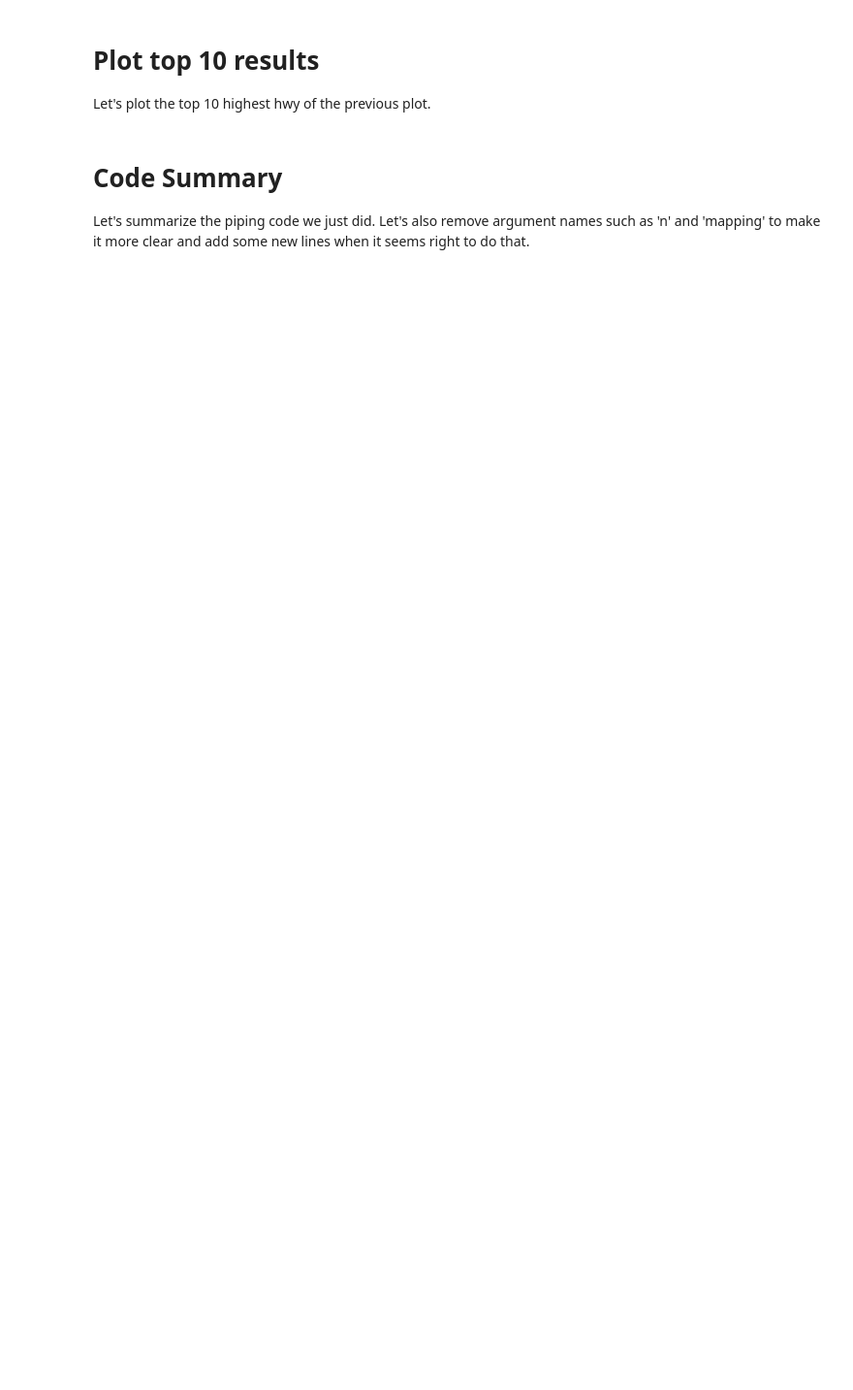
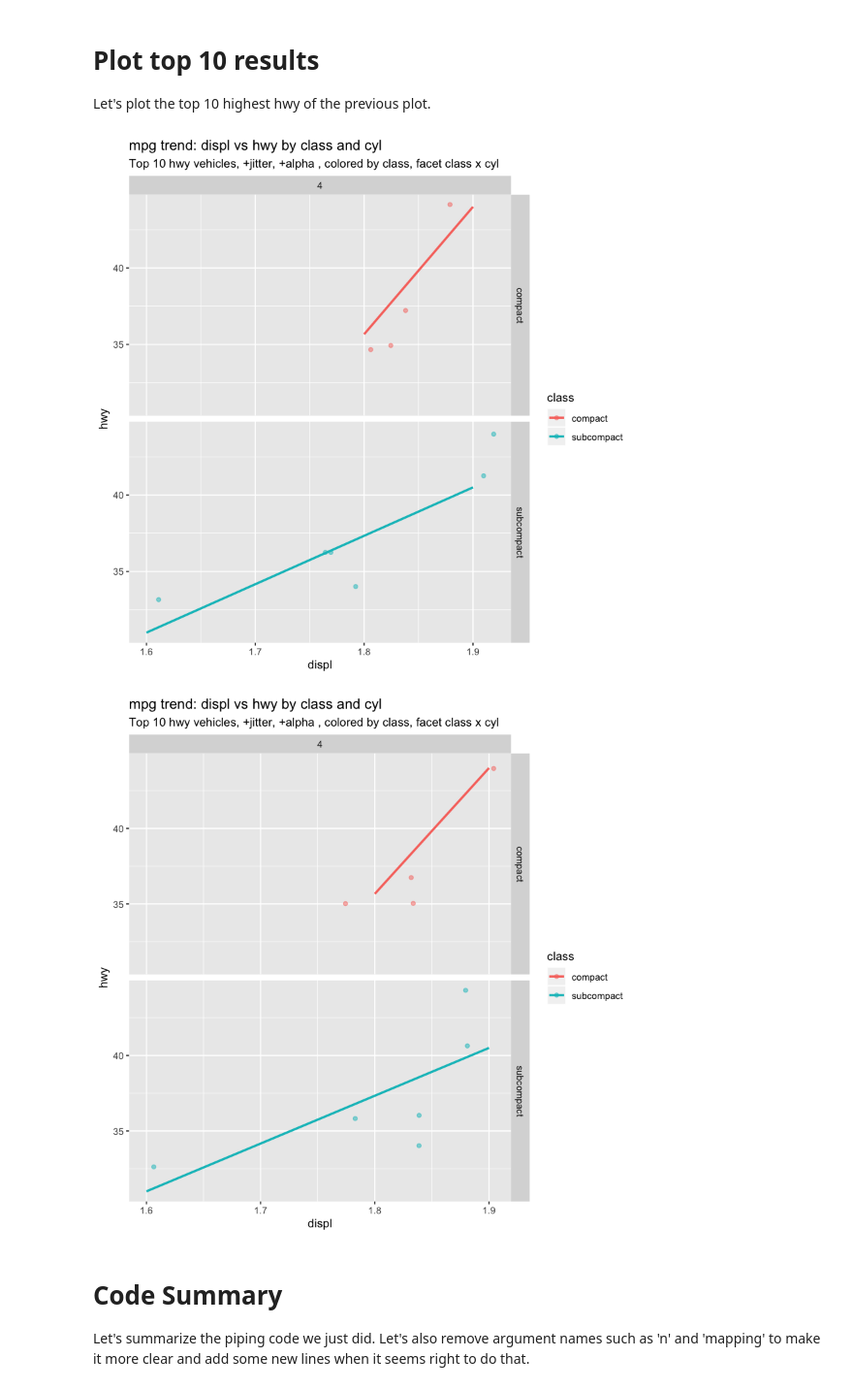
Before and after one commit to shammer83/VisualizationsR, a Jupyter notebook: L02-E5-Piping.ipynb, the cells around one changed output. Shown at 97% size. Cells and saved outputs as stored; diff of their text form; code cells hidden in the pictures; blank space fills up the shorter version.

```diff
--- a/L02-E5-Piping.ipynb
+++ b/L02-E5-Piping.ipynb
@@ -300,22 +603,25 @@ Let's plot the top 10 highest hwy of the previous plot.
 # %%
 # Plot the top 10 highest hwy of the prior plot
 ggplot(head(arrange(df_filtered, desc(hwy)), n = 10), mapping = aes(x = displ, y = hwy, color = class)) +
    geom_jitter(alpha = 0.5) +
    geom_smooth(method = "lm", se = FALSE) +
    facet_grid( class ~ cyl ) +
    labs(title = "mpg trend: displ vs hwy by class and cyl",
        subtitle = "Top 10 hwy vehicles, +jitter, +alpha , colored by class, facet class x cyl")
 
 # Using pipe
 df_filtered %>%
-   arrange( ??? ) %>%
+   arrange(desc(hwy)) %>%
    head(n = 10) %>%
-   ggplot(head(arrange(df_filtered, desc(hwy)), n = 10), mapping = aes(x = displ, y = hwy, color = class)) +
+   ggplot(mapping = aes(x = displ, y = hwy, color = class)) +
    geom_jitter(alpha = 0.5) +
    geom_smooth(method = "lm", se = FALSE) +
    facet_grid( class ~ cyl ) +
    labs(title = "mpg trend: displ vs hwy by class and cyl",
        subtitle = "Top 10 hwy vehicles, +jitter, +alpha , colored by class, facet class x cyl")
+# %% [output]
+[figure, added]
+[figure, added]
 # %% [markdown]
 # Code Summary
 Let's summarize the piping code we just did. Let's also remove argument names such as 'n' and 'mapping' to make it more clear and add some new lines when it seems right to do that.
```
Also changed, not shown: parts of 18 cells of this notebook.
